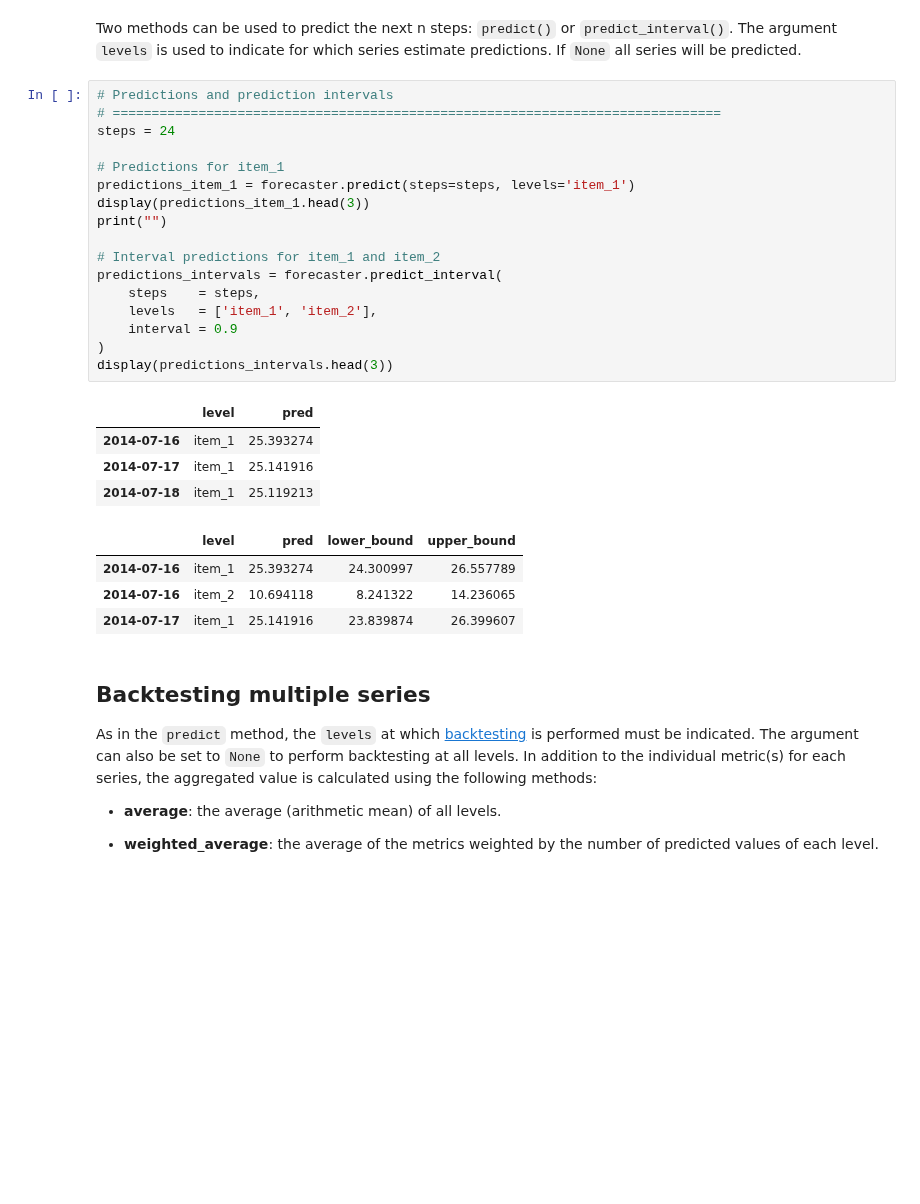
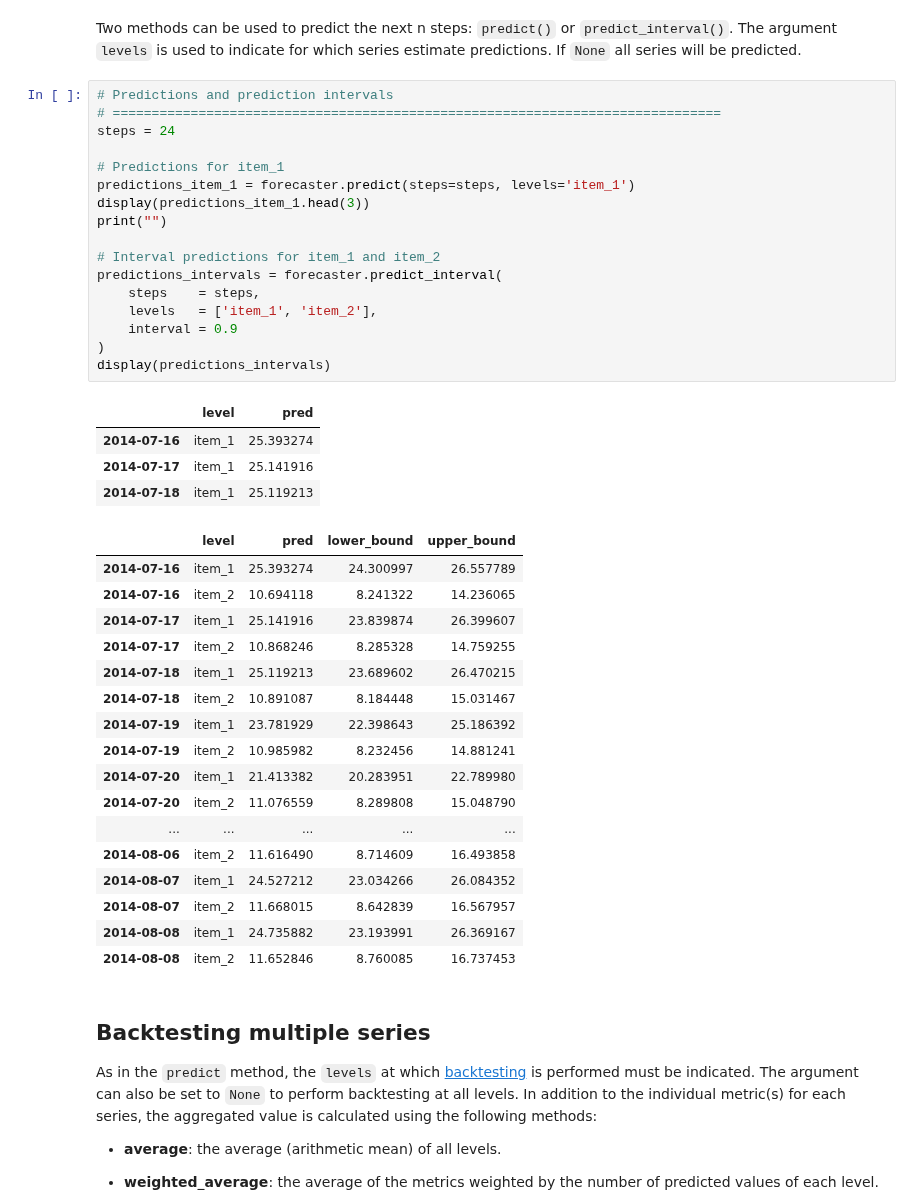
Before and after one commit to skforecast/skforecast, a Jupyter notebook: dev/foundational-forecaster.ipynb, the cells around one changed output. Drawn from its saved outputs; the diff is of its cells as text; blank space fills up the shorter version.

```diff
--- a/dev/foundational-forecaster.ipynb
+++ b/dev/foundational-forecaster.ipynb
@@ -204,29 +204,42 @@ Two methods can be used to predict the next n steps: `predict()` or `predict_int
 # %%
 # Predictions and prediction intervals
 # ==============================================================================
 steps = 24
 
 # Predictions for item_1
 predictions_item_1 = forecaster.predict(steps=steps, levels='item_1')
 display(predictions_item_1.head(3))
 print("")
 
 # Interval predictions for item_1 and item_2
 predictions_intervals = forecaster.predict_interval(
     steps    = steps,
     levels   = ['item_1', 'item_2'],
     interval = 0.9
 )
-display(predictions_intervals.head(3))
+display(predictions_intervals)
 # %% [output]
 |  | level | pred |
 | 2014-07-16 | item_1 | 25.393274 |
 | 2014-07-17 | item_1 | 25.141916 |
 | 2014-07-18 | item_1 | 25.119213 |
 |  | level | pred | lower_bound | upper_bound |
 | 2014-07-16 | item_1 | 25.393274 | 24.300997 | 26.557789 |
 | 2014-07-16 | item_2 | 10.694118 | 8.241322 | 14.236065 |
 | 2014-07-17 | item_1 | 25.141916 | 23.839874 | 26.399607 |
+| 2014-07-17 | item_2 | 10.868246 | 8.285328 | 14.759255 |
+| 2014-07-18 | item_1 | 25.119213 | 23.689602 | 26.470215 |
+| 2014-07-18 | item_2 | 10.891087 | 8.184448 | 15.031467 |
+| 2014-07-19 | item_1 | 23.781929 | 22.398643 | 25.186392 |
+| 2014-07-19 | item_2 | 10.985982 | 8.232456 | 14.881241 |
+| 2014-07-20 | item_1 | 21.413382 | 20.283951 | 22.789980 |
+| 2014-07-20 | item_2 | 11.076559 | 8.289808 | 15.048790 |
+| ... | ... | ... | ... | ... |
+| 2014-08-06 | item_2 | 11.616490 | 8.714609 | 16.493858 |
+| 2014-08-07 | item_1 | 24.527212 | 23.034266 | 26.084352 |
+| 2014-08-07 | item_2 | 11.668015 | 8.642839 | 16.567957 |
+| 2014-08-08 | item_1 | 24.735882 | 23.193991 | 26.369167 |
+| 2014-08-08 | item_2 | 11.652846 | 8.760085 | 16.737453 |
 # %% [markdown]
 ## Backtesting multiple series
 
```
Also changed, not shown: parts of 61 cells of this notebook, 7 other files.
